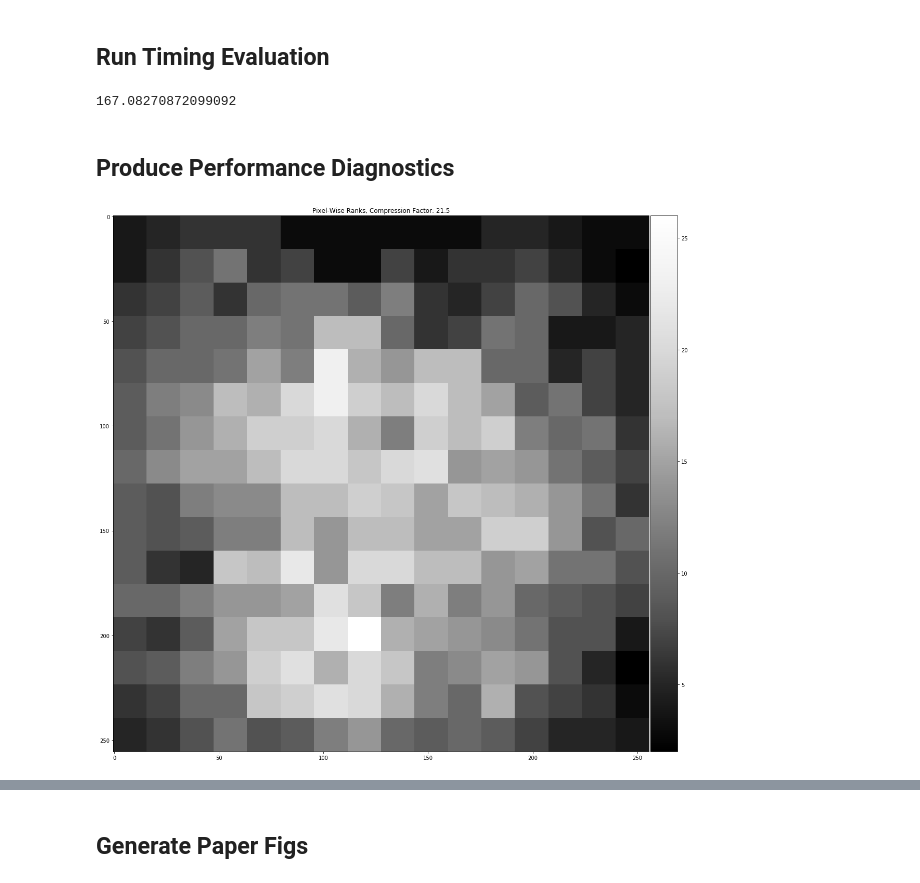
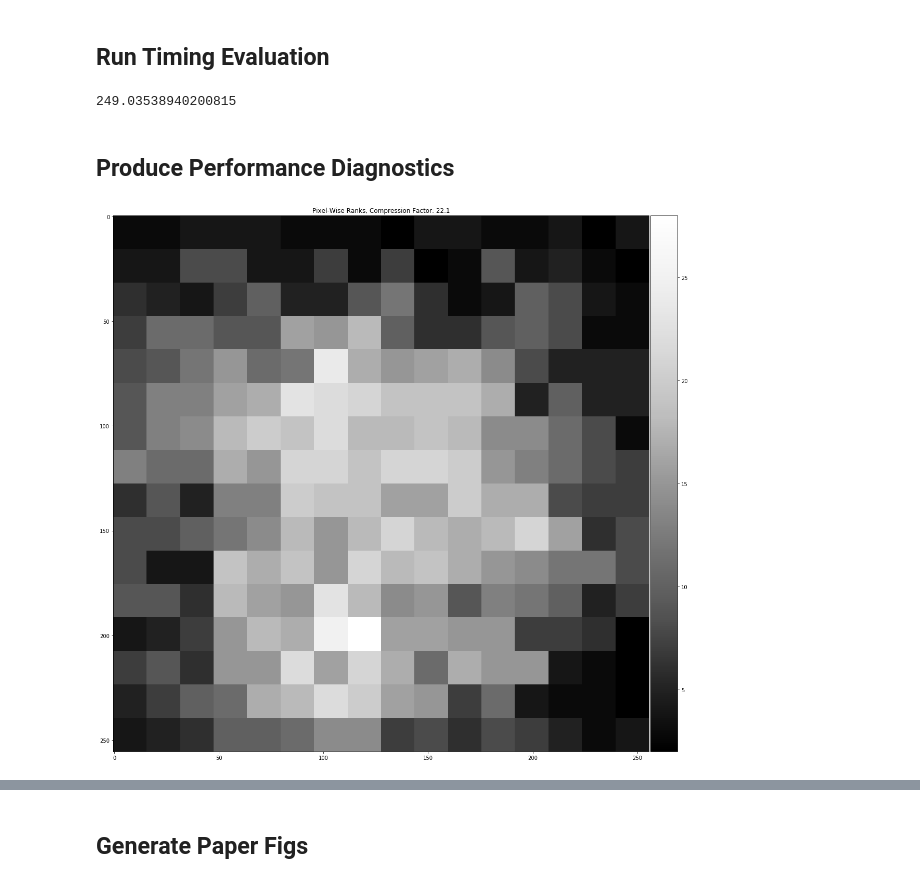
Before and after one commit to ekellbuch/cocaim, a Jupyter notebook: PMD_Eval_Script/Run_PMD.ipynb, the cells around one changed output, grey strips where cells are left out. Saved outputs shown, nothing was run; the diff lists cells and outputs as text; code cells hidden in the pictures.

```diff
--- a/PMD_Eval_Script/Run_PMD.ipynb
+++ b/PMD_Eval_Script/Run_PMD.ipynb
@@ -477,21 +588,22 @@ def time_dec_pmd():
     block_ranks,\
     block_indices = batch_decompose(fov_height, fov_width, num_frames,
                                     mov, block_height, block_width,
+                                    spatial_thresh, temporal_thresh,
                                     max_components, consec_failures,
                                     max_iters_main, max_iters_init, tol,
                                     d_sub=d_sub, t_sub=t_sub)
 
 timeit.timeit(time_dec_pmd, number=1)/1
 # %% [output]
-167.08270872099092
+249.03538940200815
 # %% [markdown]
 ## Produce Performance Diagnostics
 # %%
-pixelwise_ranks(block_ranks,
+pixelwise_ranks(block_ranks['no_skew']['full'],
                 fov_height, fov_width, num_frames,
                 block_height, block_width)
 # %% [output]
-[figure, old version]
+[figure, new version]
 # %%
 comparison_plot([foreground, denoised_foreground], plot_orientation="vertical")
 # %% [output]
```
Also changed, not shown: parts of 59 cells of this notebook, 1 other file.
